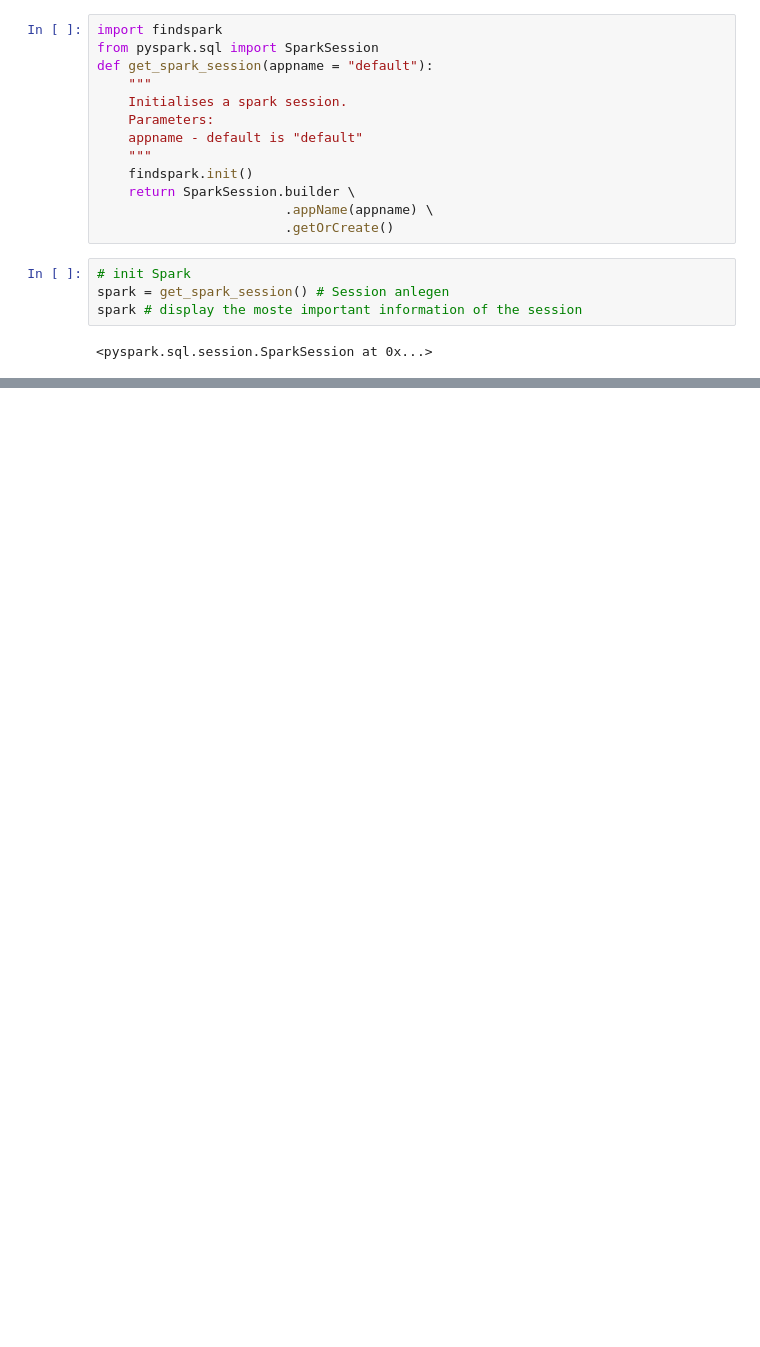
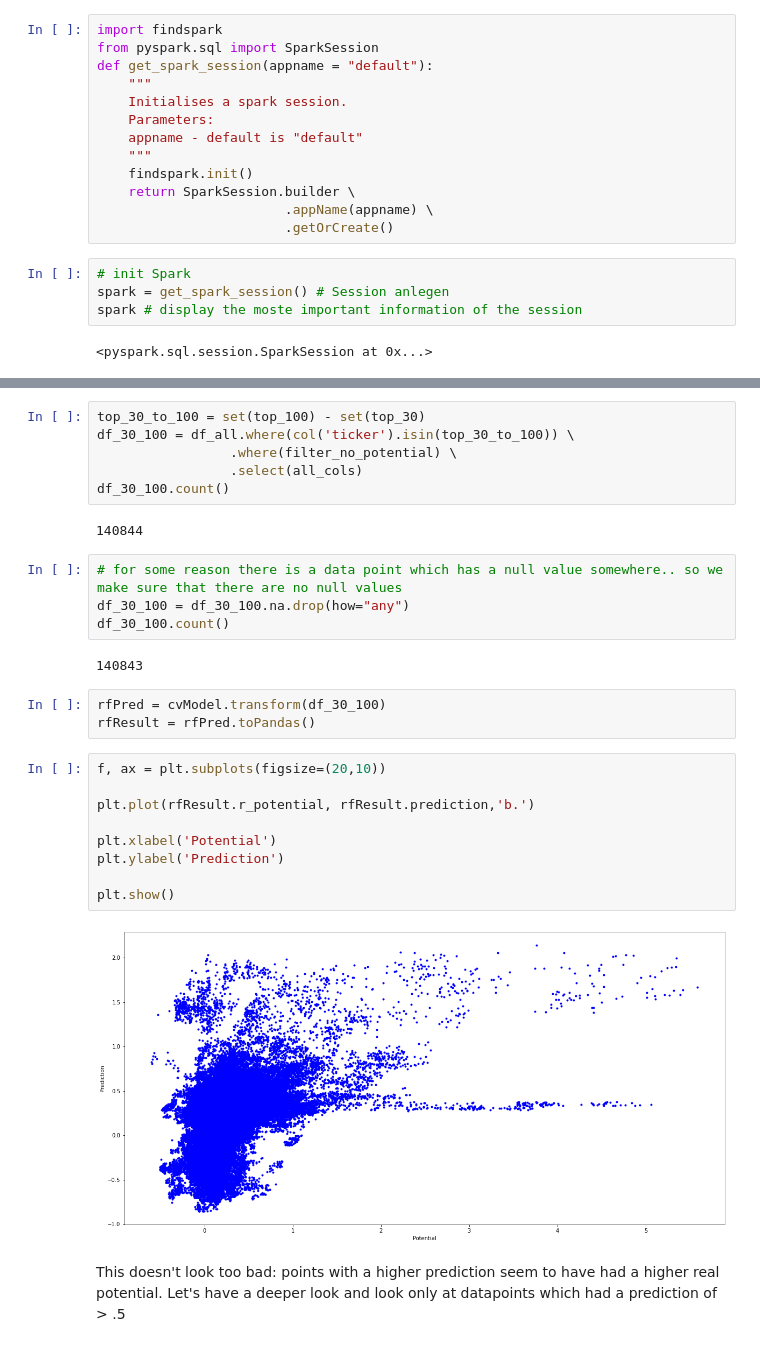
Before and after one commit to HansjoergW/bfh_mt_hs2020_robo_advisor, a Jupyter notebook: 02_train_model.ipynb, the cells around one changed output, grey strips where cells are left out. Drawn from its saved outputs; the diff is of its cells as text; blank space fills up the shorter version.

```diff
--- a/02_train_model.ipynb
+++ b/02_train_model.ipynb
@@ -33,0 +203,31 @@ dfparquet
+# %%
+top_30_to_100 = set(top_100) - set(top_30)
+df_30_100 = df_all.where(col('ticker').isin(top_30_to_100)) \
+                 .where(filter_no_potential) \
+                 .select(all_cols)
+df_30_100.count()
+# %% [output]
+140844
+# %%
+# for some reason there is a data point which has a null value somewhere.. so we make sure that there are no null values
+df_30_100 = df_30_100.na.drop(how="any")
+df_30_100.count()
+# %% [output]
+140843
+# %%
+rfPred = cvModel.transform(df_30_100)
+rfResult = rfPred.toPandas()
+# %%
+f, ax = plt.subplots(figsize=(20,10))
+
+plt.plot(rfResult.r_potential, rfResult.prediction,'b.')
+
+plt.xlabel('Potential')
+plt.ylabel('Prediction')
+
+plt.show()
+# %% [output]
+[figure, added]
+# %% [markdown]
+This doesn't look too bad: points with a higher prediction seem to have had a higher real potential.
+Let's have a deeper look and look only at datapoints which had a prediction of > .5
```
Also changed, not shown: parts of 55 cells of this notebook, 1 other file.
